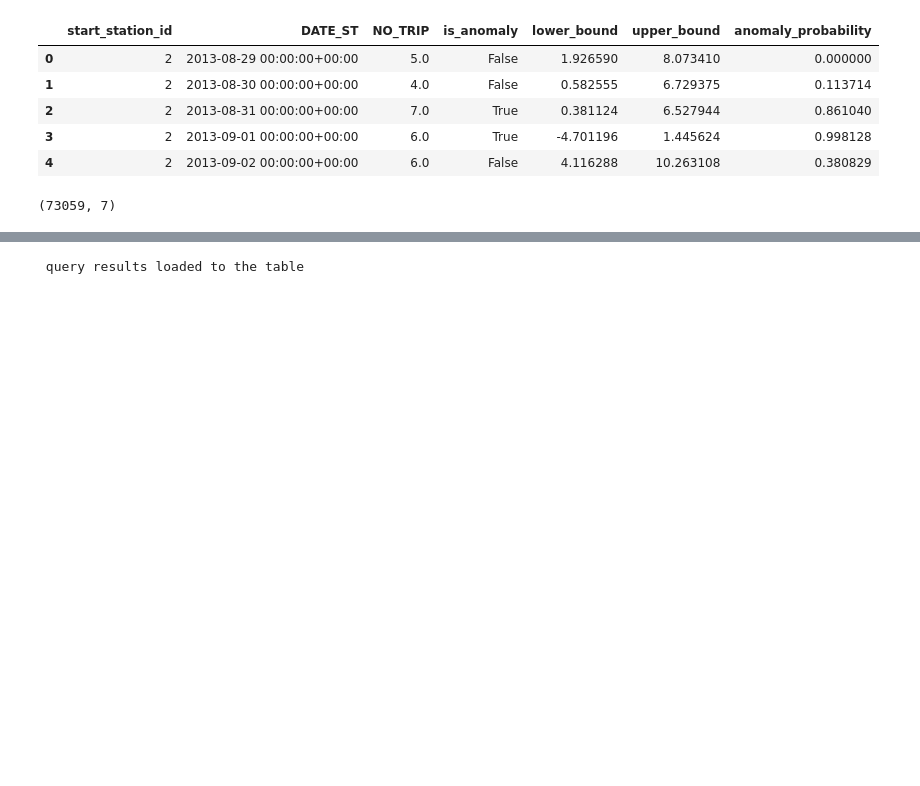
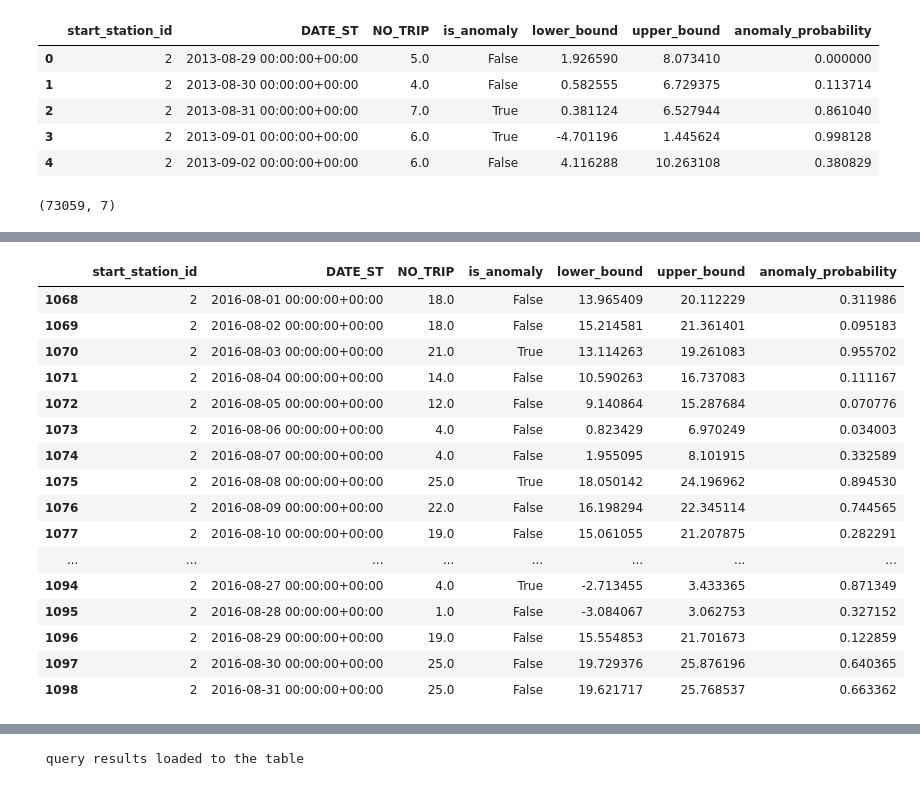
Before and after one commit to maheshpeiris0/ARIMA_ML_Models, a Jupyter notebook: BigQuery_ML/BigQuery_ARIMA.ipynb, the cells around one changed output, grey strips where cells are left out. Drawn from its saved outputs; the diff is of its cells as text; code cells hidden in the pictures; blank space fills up the shorter version.

```diff
--- a/BigQuery_ML/BigQuery_ARIMA.ipynb
+++ b/BigQuery_ML/BigQuery_ARIMA.ipynb
@@ -205,0 +244,20 @@ Name: count, Length: 74, dtype: Int64
+# %%
+station_2
+# %% [output]
+|  | start_station_id | DATE_ST | NO_TRIP | is_anomaly | lower_bound | upper_bound | anomaly_probability |
+| 1068 | 2 | 2016-08-01 00:00:00+00:00 | 18.0 | False | 13.965409 | 20.112229 | 0.311986 |
+| 1069 | 2 | 2016-08-02 00:00:00+00:00 | 18.0 | False | 15.214581 | 21.361401 | 0.095183 |
+| 1070 | 2 | 2016-08-03 00:00:00+00:00 | 21.0 | True | 13.114263 | 19.261083 | 0.955702 |
+| 1071 | 2 | 2016-08-04 00:00:00+00:00 | 14.0 | False | 10.590263 | 16.737083 | 0.111167 |
+| 1072 | 2 | 2016-08-05 00:00:00+00:00 | 12.0 | False | 9.140864 | 15.287684 | 0.070776 |
+| 1073 | 2 | 2016-08-06 00:00:00+00:00 | 4.0 | False | 0.823429 | 6.970249 | 0.034003 |
+| 1074 | 2 | 2016-08-07 00:00:00+00:00 | 4.0 | False | 1.955095 | 8.101915 | 0.332589 |
+| 1075 | 2 | 2016-08-08 00:00:00+00:00 | 25.0 | True | 18.050142 | 24.196962 | 0.894530 |
+| 1076 | 2 | 2016-08-09 00:00:00+00:00 | 22.0 | False | 16.198294 | 22.345114 | 0.744565 |
+| 1077 | 2 | 2016-08-10 00:00:00+00:00 | 19.0 | False | 15.061055 | 21.207875 | 0.282291 |
+| ... | ... | ... | ... | ... | ... | ... | ... |
+| 1094 | 2 | 2016-08-27 00:00:00+00:00 | 4.0 | True | -2.713455 | 3.433365 | 0.871349 |
+| 1095 | 2 | 2016-08-28 00:00:00+00:00 | 1.0 | False | -3.084067 | 3.062753 | 0.327152 |
+| 1096 | 2 | 2016-08-29 00:00:00+00:00 | 19.0 | False | 15.554853 | 21.701673 | 0.122859 |
+| 1097 | 2 | 2016-08-30 00:00:00+00:00 | 25.0 | False | 19.729376 | 25.876196 | 0.640365 |
+| 1098 | 2 | 2016-08-31 00:00:00+00:00 | 25.0 | False | 19.621717 | 25.768537 | 0.663362 |
```
Also changed, not shown: parts of 13 cells of this notebook.
